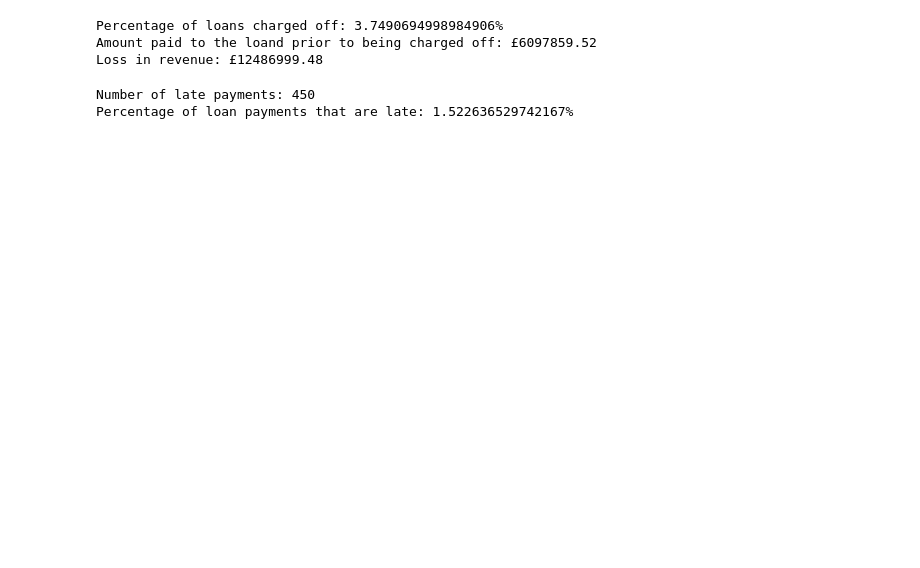
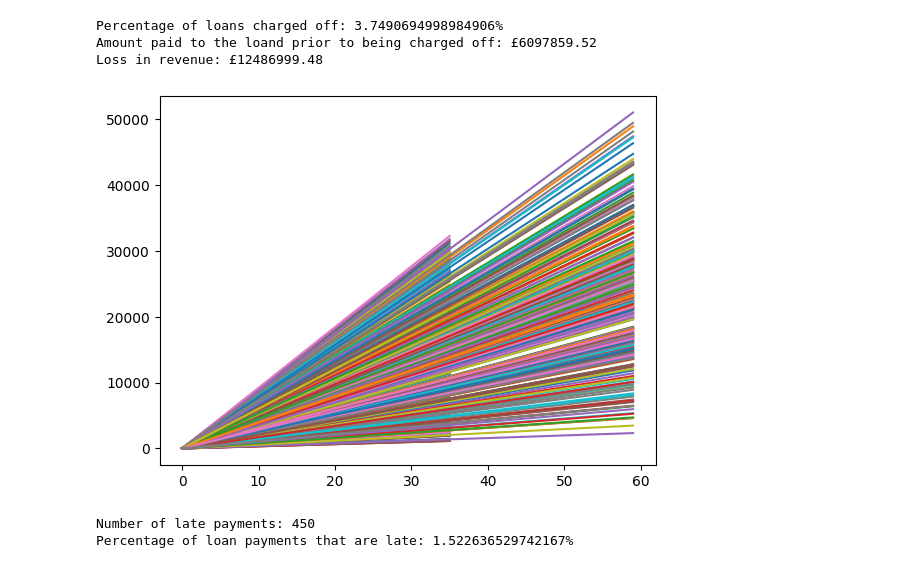
Before and after one commit to lhytsang/exploratory-data-analysis---customer-loans-in-finance103, a Jupyter notebook: db_utils.ipynb, the cells around one changed output. Saved outputs shown, nothing was run; the diff lists cells and outputs as text; code cells hidden in the pictures; blank space fills up the shorter version.

Commit message:
Visuallising the loss of payments that were charged off.

```diff
--- a/db_utils.ipynb
+++ b/db_utils.ipynb
@@ -180,32 +180,52 @@ fig.show()
 # %%
 '''
 Calculating the percentage of loans that have been a loss (i.e. charged off)
 and the total amount that was paid towards these loans before being charged off.
 
 Calculating the loss in revenue these loans would have generated for the company if they had finished
 their term and visualising the loss projected over the remaining term of these loans.
 '''
 
 charged_off_loans = charged_off_total_paid = revenue_lost = 0
 term_int_column = updated_database['term'].astype('str').map(pd.Series({'36 months': 36, '60 months': 60}))
 
+term_36_loss = {}
+term_60_loss = {}
+
 for integer in range(unpaid_database_rows):
+
     if 'Charged Off' in updated_database.loc[integer,'loan_status'] or updated_database.loc[integer,'loan_status'] == 'Default':
+
         charged_off_loans += 1
+        loan_term = term_int_column[integer]
+        loan_instalment = updated_database.loc[integer,'instalment']
+
+        if loan_term == 36:
+            term_36_loss[integer] = [round(i*loan_instalment,2) for i in range(loan_term)]
+        else:
+            term_60_loss[integer] = [round(i*loan_instalment,2) for i in range(loan_term)]
+
         charged_off_total_paid += updated_database.loc[integer,'total_payment']
 
-        payment_left = (term_int_column[integer] * updated_database.loc[integer,'instalment']) - updated_database.loc[integer,'total_payment']
+        payment_left = (loan_term * loan_instalment) - updated_database.loc[integer,'total_payment']
         revenue_lost += payment_left
 
+projeted_36_df = pd.DataFrame.from_dict(term_36_loss)
+projeted_60_df = pd.DataFrame.from_dict(term_60_loss)
+
+ax = projeted_36_df.plot()
+projeted_60_df.plot(ax=ax)
+ax.get_legend().remove()
 charged_off_percentage = (charged_off_loans/df_info.dataframe_shape(updated_database)[0]) * 100
 
 print(f'Percentage of loans charged off: {charged_off_percentage}%')
 print(f'Amount paid to the loand prior to being charged off: £{round(charged_off_total_paid, 2)}')
 print(f'Loss in revenue: £{round(revenue_lost, 2)}')
 # %% [output]
 Percentage of loans charged off: 3.7490694998984906%
 Amount paid to the loand prior to being charged off: £6097859.52
 Loss in revenue: £12486999.48
+[figure, added]
 # %%
 '''
 Finding the percentage of users who are currently behind with their loan payments and what they currently
```
